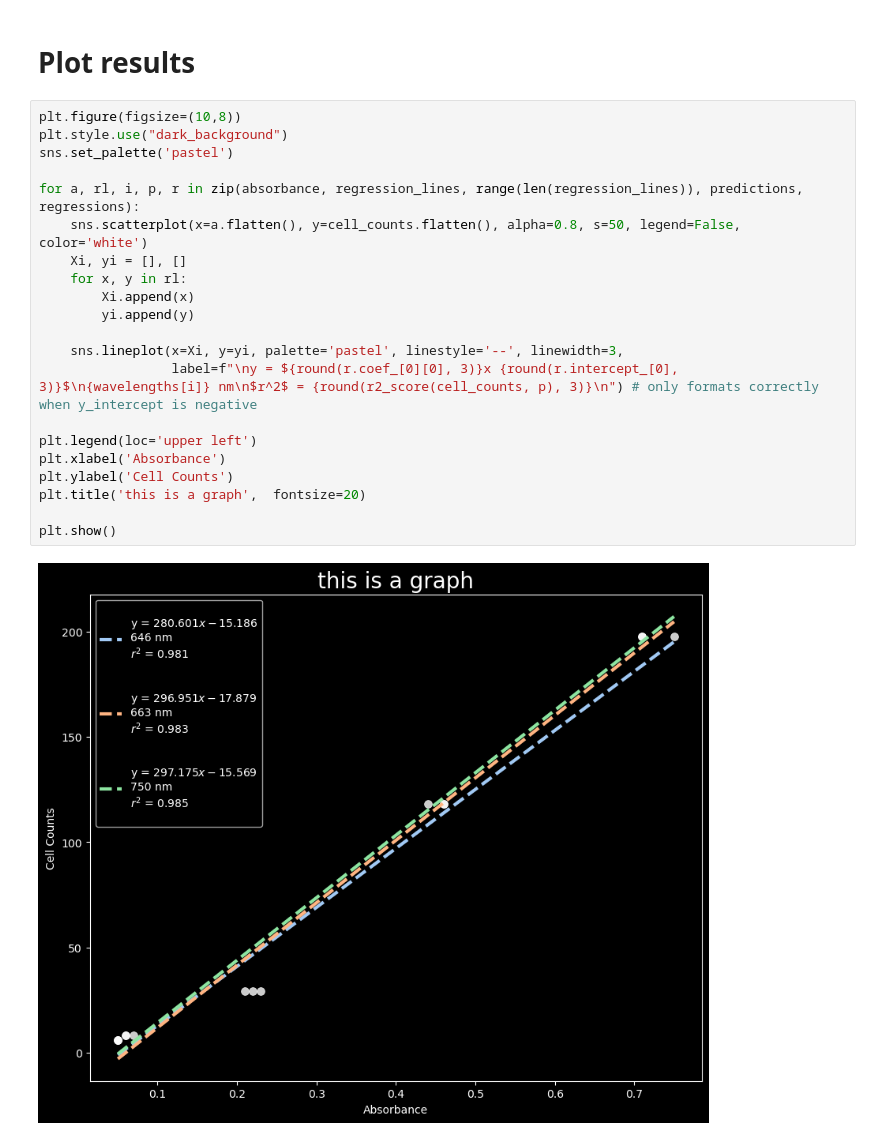
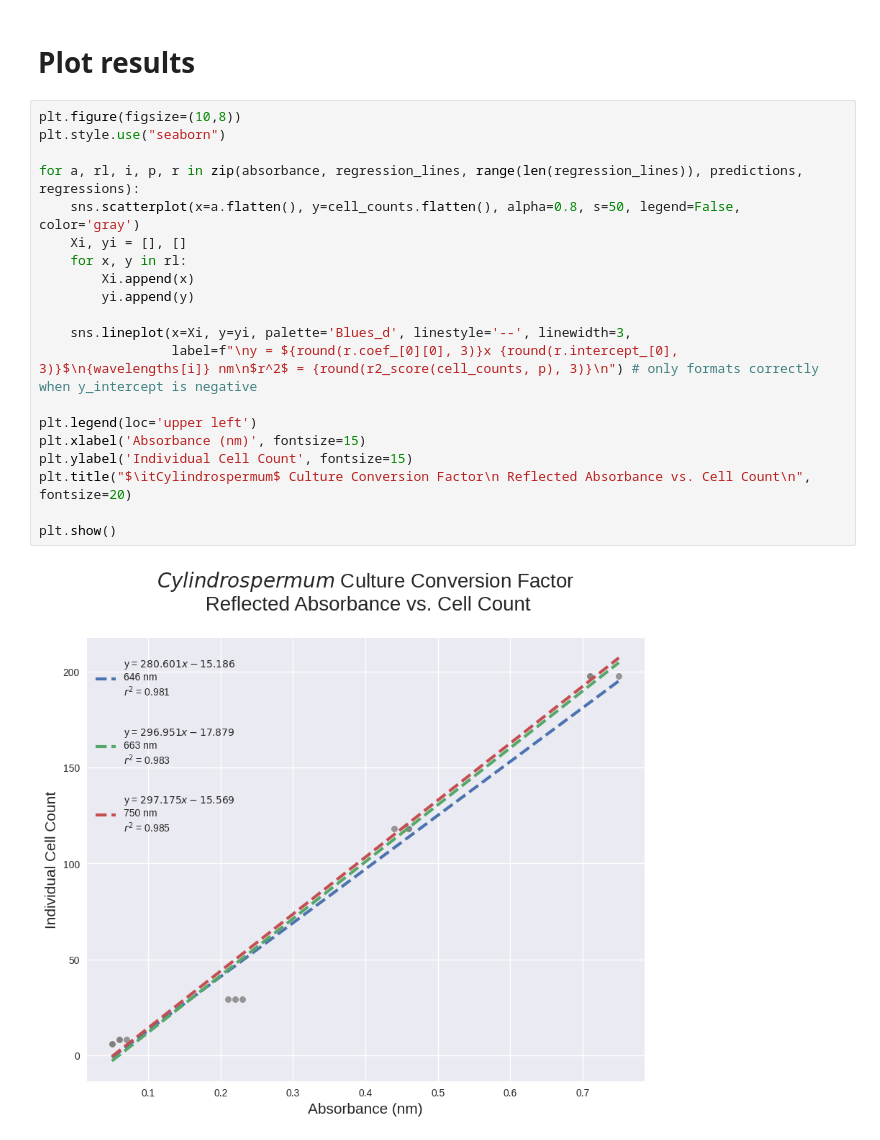
Before and after one commit to tachophobia/AlgaeCellCounting, a Jupyter notebook: main.ipynb, the cells around one changed output. Cells and saved outputs as stored; diff of their text form.

```diff
--- a/main.ipynb
+++ b/main.ipynb
@@ -40,24 +40,23 @@ predictions = [regression.predict(a) for regression, a in zip(regressions, absor
 # Plot results
 # %%
 plt.figure(figsize=(10,8))
-plt.style.use("dark_background")
-sns.set_palette('pastel')
+plt.style.use("seaborn")
 
 for a, rl, i, p, r in zip(absorbance, regression_lines, range(len(regression_lines)), predictions, regressions):
-    sns.scatterplot(x=a.flatten(), y=cell_counts.flatten(), alpha=0.8, s=50, legend=False, color='white')
+    sns.scatterplot(x=a.flatten(), y=cell_counts.flatten(), alpha=0.8, s=50, legend=False, color='gray')
     Xi, yi = [], []
     for x, y in rl:
         Xi.append(x)
         yi.append(y)
 
-    sns.lineplot(x=Xi, y=yi, palette='pastel', linestyle='--', linewidth=3,
+    sns.lineplot(x=Xi, y=yi, palette='Blues_d', linestyle='--', linewidth=3,
                  label=f"\ny = ${round(r.coef_[0][0], 3)}x {round(r.intercept_[0], 3)}$\n{wavelengths[i]} nm\n$r^2$ = {round(r2_score(cell_counts, p), 3)}\n") # only formats correctly when y_intercept is negative
 
 plt.legend(loc='upper left')
-plt.xlabel('Absorbance')
-plt.ylabel('Cell Counts')
-plt.title('this is a graph',  fontsize=20)
+plt.xlabel('Absorbance (nm)', fontsize=15)
+plt.ylabel('Individual Cell Count', fontsize=15)
+plt.title("$\itCylindrospermum$ Culture Conversion Factor\n Reflected Absorbance vs. Cell Count\n",  fontsize=20)
 
 plt.show()
 # %% [output]
-[figure, old version]
+[figure, new version]
```
